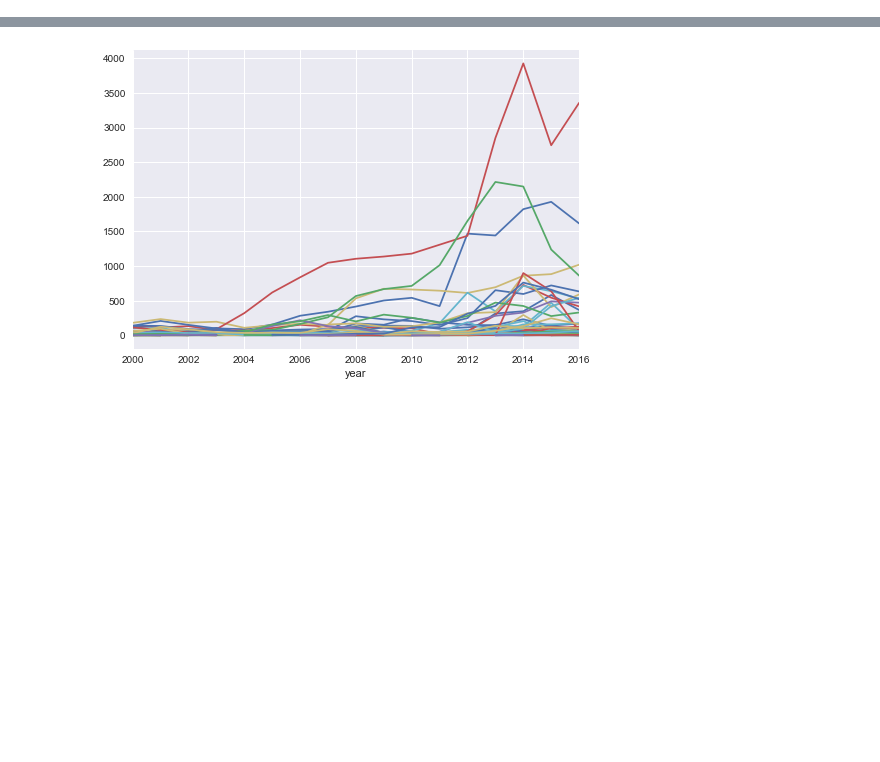
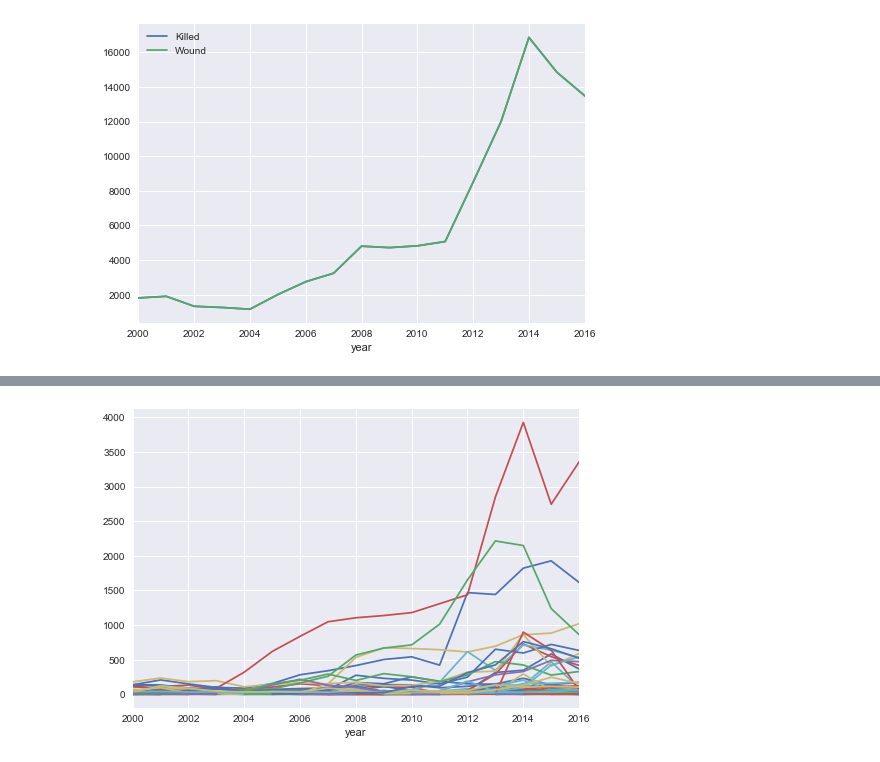
Before and after one commit to felipeferraz14/globalterrorism, a Jupyter notebook: globalterrorism.ipynb, the cells around one changed output, grey strips where cells are left out. Cells and saved outputs as stored; diff of their text form; code cells hidden in the pictures; blank space fills up the shorter version.

```diff
--- a/globalterrorism.ipynb
+++ b/globalterrorism.ipynb
@@ -100,4 +100,4 @@ datasetkill.dropna();
 # %%
-ax = datasetkill.set_index('year').plot(kind="bar");
+#ax = datasetkill.set_index('year').plot(kind="bar");
 # %%
 datasetkill.groupby(datasetkill.year).mean().plot();
@@ -103,0 +106,18 @@ datasetkill.groupby(datasetkill.year).mean().plot();
+# %%
+datasetkillnew = datasetkill.set_index('year')
+# %%
+datasetkillnew = datasetkill[['year', 'nkill']]
+datasetwoundnew = datasetkill[['year', 'nwound']]
+dtkn = datasetkillnew.groupby('year').size();
+dtwm = datasetwoundnew.groupby('year').size();
+# %%
+newDfGrKw = {
+    'Killed' : dtkn,
+    'Wound' : dtwm
+
+}
+dfKillWou = pd.DataFrame(newDfGrKw)
+# %%
+dfKillWou.plot();
+# %% [output]
+[figure, added]
```
Also changed, not shown: parts of 17 cells of this notebook.
